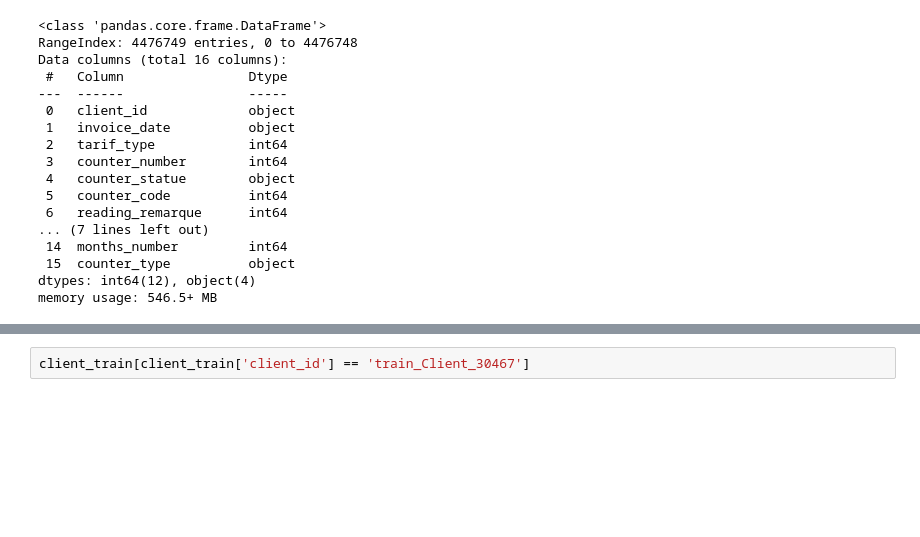
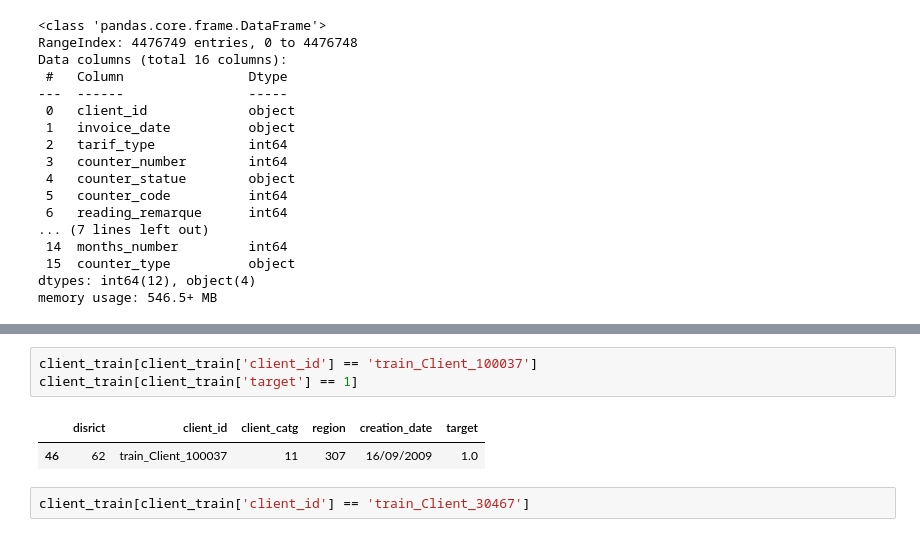
Before and after one commit to learnbh/ml-project, a Jupyter notebook: EDA_BaselineModel.ipynb, the cells around one changed output, grey strips where cells are left out. Cells and saved outputs as stored; diff of their text form; blank space fills up the shorter version.

```diff
--- a/EDA_BaselineModel.ipynb
+++ b/EDA_BaselineModel.ipynb
@@ -157,3 +158,9 @@ invoice_train[invoice_train['client_id'] == 'train_Client_30467']
+# %%
+client_train[client_train['client_id'] == 'train_Client_100037']
+client_train[client_train['target'] == 1]
+# %% [output]
+|  | disrict | client_id | client_catg | region | creation_date | target |
+| 46 | 62 | train_Client_100037 | 11 | 307 | 16/09/2009 | 1.0 |
 # %%
 client_train[client_train['client_id'] == 'train_Client_30467']
 # %% [output]
```
Also changed, not shown: parts of 2 cells of this notebook, 2 other files.
